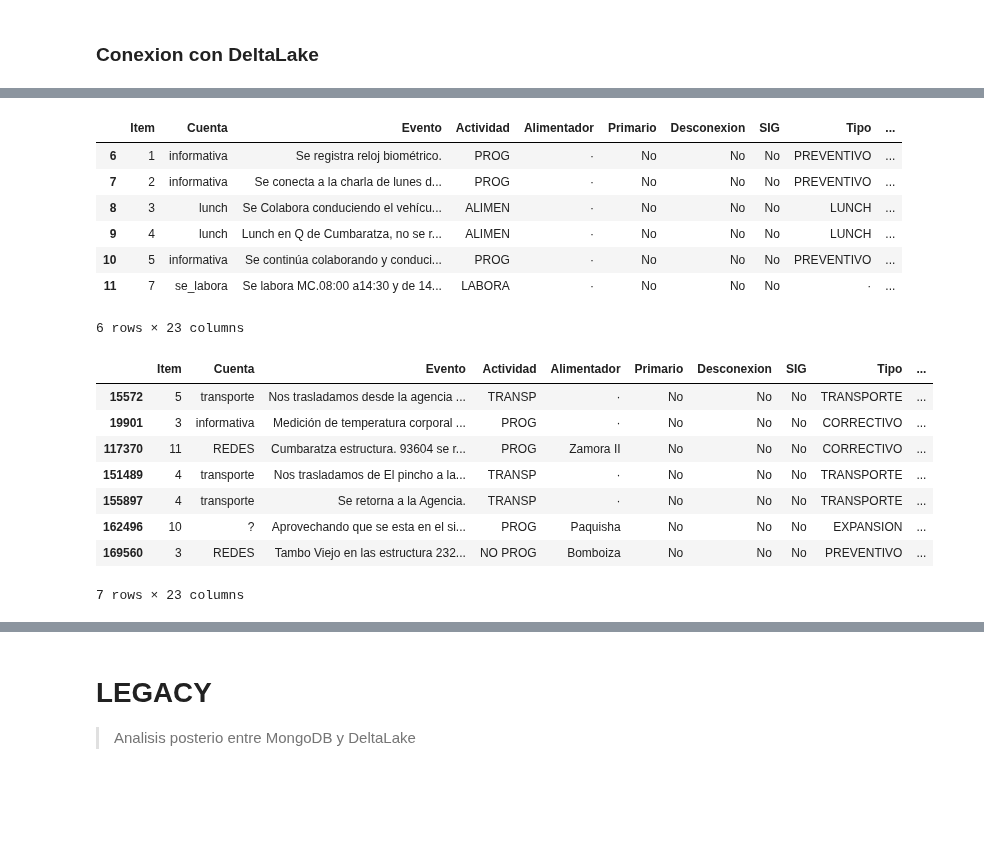
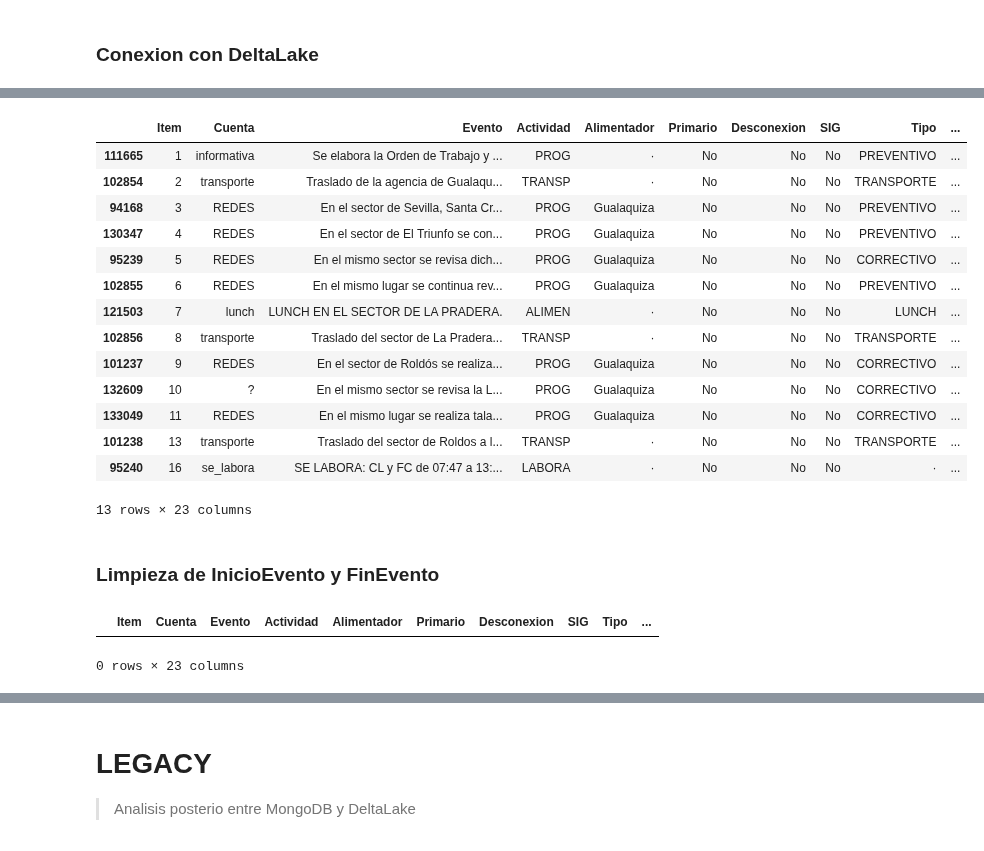
Before and after one commit to ernestopalacios/ordenes_de_trabajo, a Jupyter notebook: Test_DataLake.ipynb, the cells around one changed output, grey strips where cells are left out. Saved outputs shown, nothing was run; the diff lists cells and outputs as text; code cells hidden in the pictures; blank space fills up the shorter version.

```diff
--- a/Test_DataLake.ipynb
+++ b/Test_DataLake.ipynb
@@ -91,24 +69,20 @@ memory usage: 45.0+ MB
-# %%
-id_test = 158512
-df.query( f"id_ot == {id_test}" )
-# %% [output]
-|  | Item | Cuenta | Evento | Actividad | Alimentador | Primario | Desconexion | SIG | Tipo | ... |
-| 6 | 1 | informativa | Se registra reloj biométrico. | PROG | · | No | No | No | PREVENTIVO | ... |
-| 7 | 2 | informativa | Se conecta a la charla de lunes d... | PROG | · | No | No | No | PREVENTIVO | ... |
-| 8 | 3 | lunch | Se Colabora conduciendo el vehícu... | ALIMEN | · | No | No | No | LUNCH | ... |
-| 9 | 4 | lunch | Lunch en Q de Cumbaratza, no se r... | ALIMEN | · | No | No | No | LUNCH | ... |
-| 10 | 5 | informativa | Se continúa colaborando y conduci... | PROG | · | No | No | No | PREVENTIVO | ... |
-| 11 | 7 | se_labora | Se labora MC.08:00 a14:30 y de 14... | LABORA | · | No | No | No | · | ... |
-6 rows × 23 columns
 # %%
-df.query( f"Duracion == -1" )
+#  ANALIZAR UNA OT filtrando por su indice
+
+df.query( f"id_ot == 95783" ).sort_values(by='Item')
 # %% [output]
 |  | Item | Cuenta | Evento | Actividad | Alimentador | Primario | Desconexion | SIG | Tipo | ... |
-| 15572 | 5 | transporte | Nos trasladamos desde la agencia ... | TRANSP | · | No | No | No | TRANSPORTE | ... |
-| 19901 | 3 | informativa | Medición de temperatura corporal ... | PROG | · | No | No | No | CORRECTIVO | ... |
-| 117370 | 11 | REDES | Cumbaratza estructura. 93604 se r... | PROG | Zamora II | No | No | No | CORRECTIVO | ... |
-| 151489 | 4 | transporte | Nos trasladamos de El pincho a la... | TRANSP | · | No | No | No | TRANSPORTE | ... |
-| 155897 | 4 | transporte | Se retorna a la Agencia. | TRANSP | · | No | No | No | TRANSPORTE | ... |
-| 162496 | 10 | ? | Aprovechando que se esta en el si... | PROG | Paquisha | No | No | No | EXPANSION | ... |
-| 169560 | 3 | REDES | Tambo Viejo en las estructura 232... | NO PROG | Bomboiza | No | No | No | PREVENTIVO | ... |
+| 111665 | 1 | informativa | Se elabora la Orden de Trabajo y ... | PROG | · | No | No | No | PREVENTIVO | ... |
+| 102854 | 2 | transporte | Traslado de la agencia de Gualaqu... | TRANSP | · | No | No | No | TRANSPORTE | ... |
+| 94168 | 3 | REDES | En el sector de Sevilla, Santa Cr... | PROG | Gualaquiza | No | No | No | PREVENTIVO | ... |
+| 130347 | 4 | REDES | En el sector de El Triunfo se con... | PROG | Gualaquiza | No | No | No | PREVENTIVO | ... |
+| 95239 | 5 | REDES | En el mismo sector se revisa dich... | PROG | Gualaquiza | No | No | No | CORRECTIVO | ... |
+| 102855 | 6 | REDES | En el mismo lugar se continua rev... | PROG | Gualaquiza | No | No | No | PREVENTIVO | ... |
+| 121503 | 7 | lunch | LUNCH EN EL SECTOR DE LA PRADERA. | ALIMEN | · | No | No | No | LUNCH | ... |
+| 102856 | 8 | transporte | Traslado del sector de La Pradera... | TRANSP | · | No | No | No | TRANSPORTE | ... |
+| 101237 | 9 | REDES | En el sector de Roldós se realiza... | PROG | Gualaquiza | No | No | No | CORRECTIVO | ... |
+| 132609 | 10 | ? | En el mismo sector se revisa la L... | PROG | Gualaquiza | No | No | No | CORRECTIVO | ... |
+| 133049 | 11 | REDES | En el mismo lugar se realiza tala... | PROG | Gualaquiza | No | No | No | CORRECTIVO | ... |
+| 101238 | 13 | transporte | Traslado del sector de Roldos a l... | TRANSP | · | No | No | No | TRANSPORTE | ... |
+| 95240 | 16 | se_labora | SE LABORA: CL y FC de 07:47 a 13:... | LABORA | · | No | No | No | · | ... |
-7 rows × 23 columns
+13 rows × 23 columns
@@ -114,0 +91,2 @@ df.query( f"Duracion == -1" )
+# %% [markdown]
+### Limpieza de InicioEvento y FinEvento
@@ -114,0 +104,5 @@ df.query( f"Duracion == -1" )
+# %%
+df[mask].tail(5)
+# %% [output]
+|  | Item | Cuenta | Evento | Actividad | Alimentador | Primario | Desconexion | SIG | Tipo | ... |
+0 rows × 23 columns
```
Also changed, not shown: parts of 28 cells of this notebook, 8 other files.
